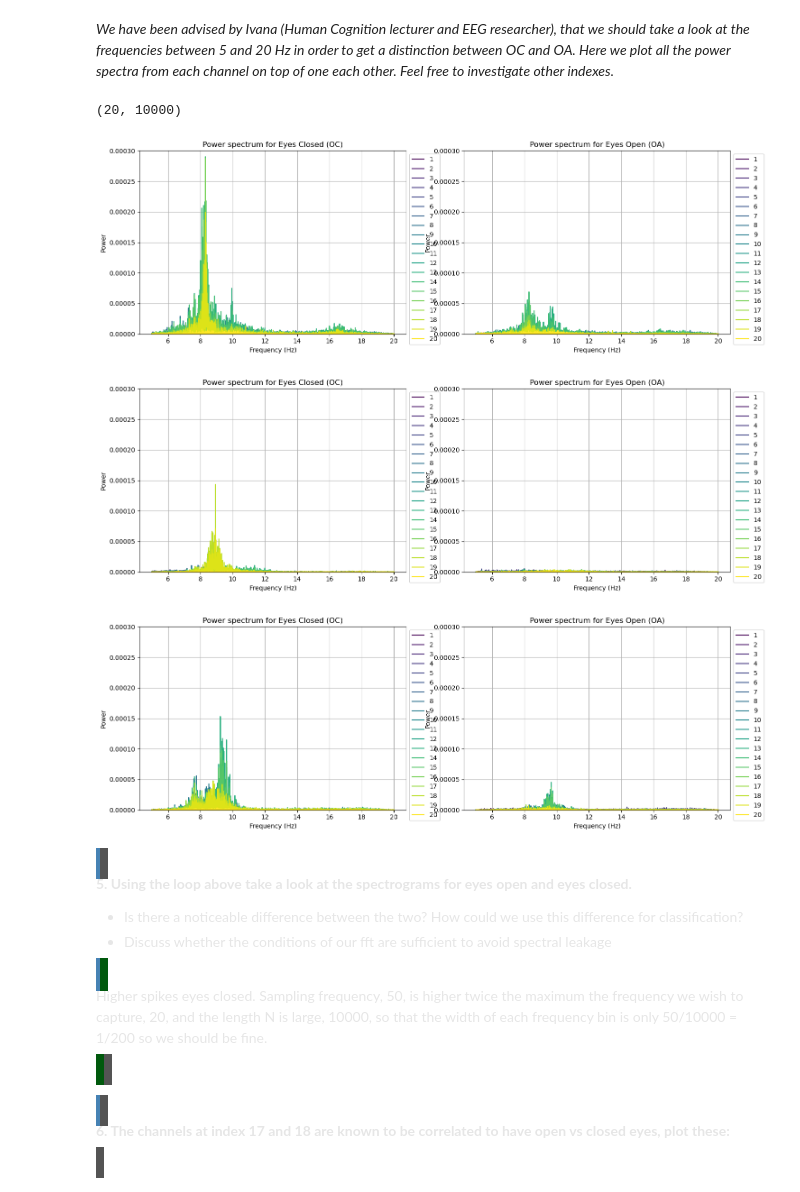
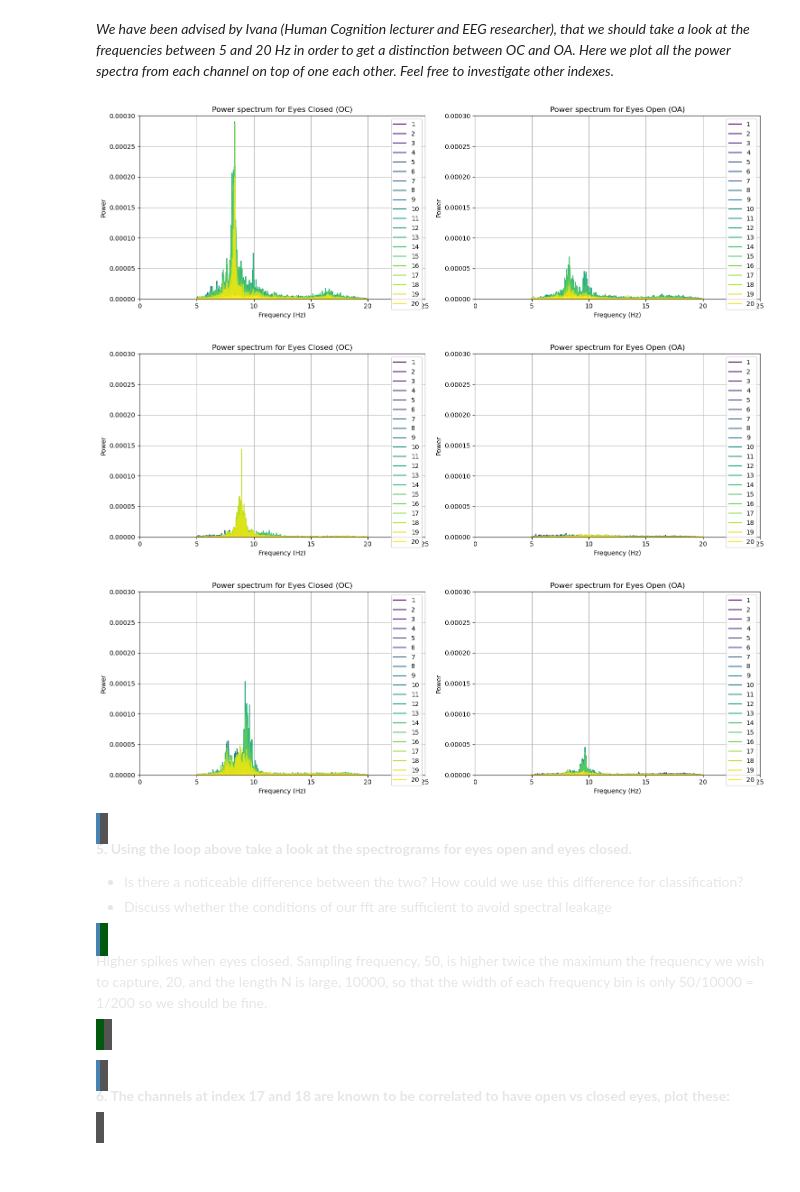
Before and after one commit to ilkire1003/Assignment-2, a Jupyter notebook: assignment_2/assignment_2.ipynb, the cells around one changed output. Drawn from its saved outputs; the diff is of its cells as text; code cells hidden in the pictures.

```diff
--- a/assignment_2/assignment_2.ipynb
+++ b/assignment_2/assignment_2.ipynb
@@ -32,7 +32,7 @@ data_oc_original = []
 sample_rate = 50
 sample_rate_original = 250
 
-for folder in tqdm(os.listdir(path_data), desc="Loading data"):
+for folder in os.listdir(path_data):
     for filename in os.listdir(join(path_data, folder)):
         df = pd.read_csv(join(path_data, folder, filename), sep=",", index_col=0)
         if "oa" in filename:
@@ -500,34 +520,36 @@ def plot_power_spectrum_overlay(freqs, power_spectrum, ch_names, show=False, tit
 # %%
 patient_indexes = [0, 3, 5]
 min_freq=5
 max_freq=20
 power_spectra_oc = []
 power_spectra_oa = []
 y_max = 3e-4
 
 for segment in patient_indexes:
     plt.subplots(1, 2, figsize=(15, 5))
 
     data_oc_time_filtered = bandpass_filter(data_oc[segment], h)
     data_oa_time_filtered = bandpass_filter(data_oa[segment], h)
     # Compute power spectra for both conditions
     freqs_oc, power_spectrum_oc = compute_power_spectrum(data_oc_time_filtered, sampling_rate=sample_rate, min_freq=min_freq, max_freq=max_freq)
     freqs_oa, power_spectrum_oa = compute_power_spectrum(data_oa_time_filtered, sampling_rate=sample_rate, min_freq=min_freq, max_freq=max_freq)
     power_spectra_oc.append((freqs_oc, power_spectrum_oc))
     power_spectra_oa.append((freqs_oa, power_spectrum_oa))
 
     plt.subplot(1, 2, 1)
     plot_power_spectrum_overlay(freqs_oc, power_spectrum_oc, channel_names, title=f"Power spectrum for Eyes Closed (OC)")
     plt.ylim([0, y_max])
+    plt.xlim([0, 25])
     plt.subplot(1, 2, 2)
     plot_power_spectrum_overlay(freqs_oa, power_spectrum_oa, channel_names, title=f"Power spectrum for Eyes Open (OA)")
     plt.ylim([0, y_max])
+    plt.xlim([0, 25])
+    plt.tight_layout()
     plt.show()
 # %% [output]
-(20, 10000)
-[figure, old version]
+[figure, new version]
-[figure, old version]
+[figure, new version]
-[figure, old version]
+[figure, new version]
 # %% [markdown]
 <span style="color: #E6E6E6;">
 <span style="background-color: #545454; padding:8px; display:block; border-left:4px solid #4682b4">
@@ -538,7 +560,7 @@ for segment in patient_indexes:
 
 <span style="background-color: #00590D; padding:8px; display:block; border-left:4px solid #4682b4">
 
-Higher spikes eyes closed. Sampling frequency, 50, is higher twice the maximum the frequency we wish to capture, 20, and the length N is large, 10000, so that the width of each frequency bin is only 50/10000 = 1/200 so we should be fine.
+Higher spikes when eyes closed. Sampling frequency, 50, is higher twice the maximum the frequency we wish to capture, 20, and the length N is large, 10000, so that the width of each frequency bin is only 50/10000 = 1/200 so we should be fine.
 
 
 </span>
```
Also changed, not shown: parts of 11 cells of this notebook.
